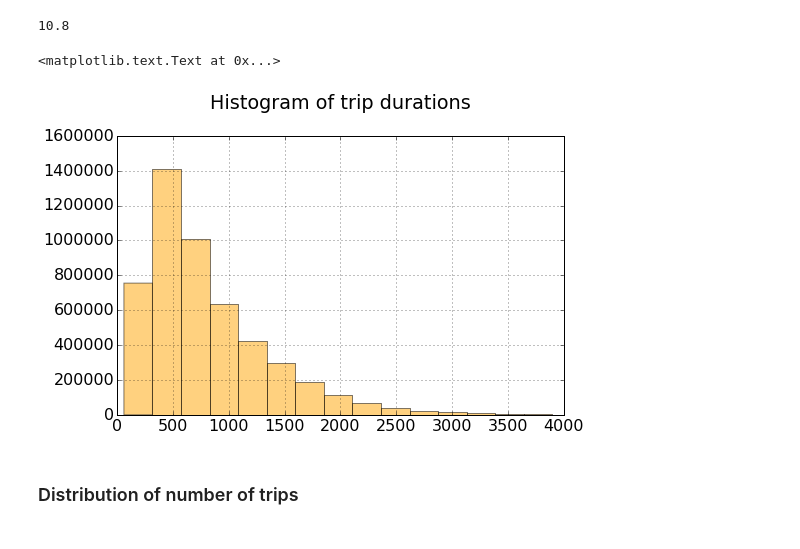
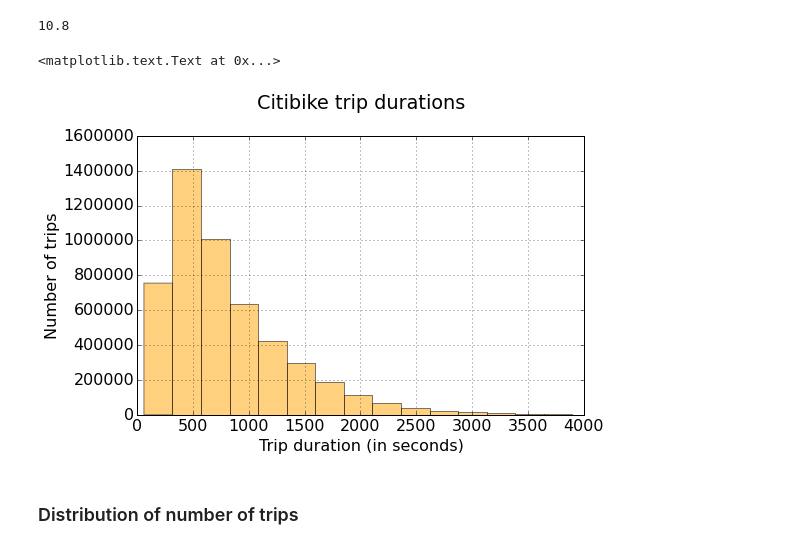
Before and after one commit to karstenkreis/NYC_Data_IPA, a Jupyter notebook: Citibike/Citibike.ipynb, the cells around one changed output. Cells and saved outputs as stored; diff of their text form; code cells hidden in the pictures.

```diff
--- a/Citibike/Citibike.ipynb
+++ b/Citibike/Citibike.ipynb
@@ -170,11 +170,13 @@ df.tripduration.median()/60 # In minutes
 # %%
 plt.rcParams.update({'font.size': 16})
 df[(df['tripduration']/60 < 65)][['tripduration']].hist(figsize=(8,5),
                                                         bins=15, alpha=0.5, color='orange')
-plt.title('Histogram of trip durations\n')
+plt.title('Citibike trip durations\n')
+plt.xlabel('Trip duration (in seconds)')
+plt.ylabel('Number of trips')
 # %% [output]
 <matplotlib.text.Text at 0x...>
-[figure, old version]
+[figure, new version]
 # %% [markdown]
 ### Distribution of number of trips
 # %% [markdown]
```
Also changed, not shown: parts of 20 cells of this notebook, 1 other file.
